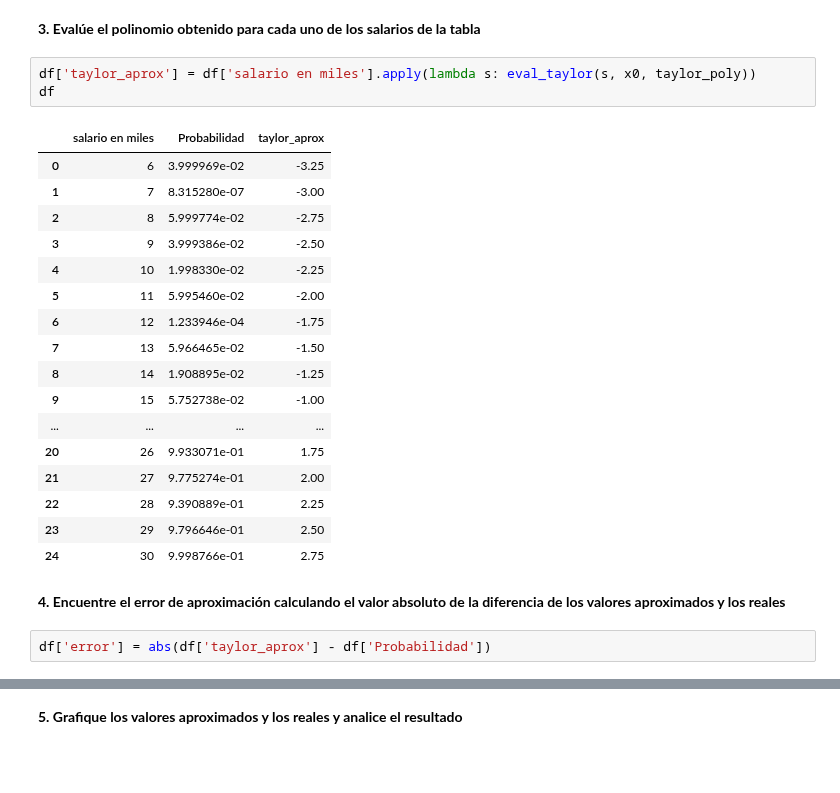
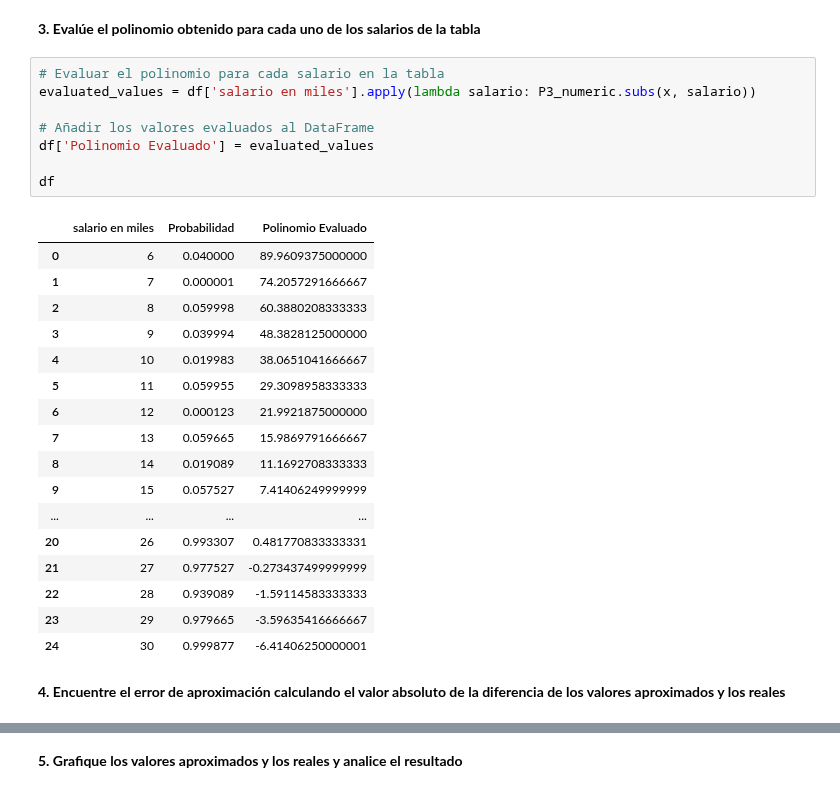
Before and after one commit to AminadabC/MIAAD, a Jupyter notebook: Matematicas/Actividad_Taylor.ipynb, the cells around one changed output, grey strips where cells are left out. Cells and saved outputs as stored; diff of their text form; blank space fills up the shorter version.

```diff
--- a/Matematicas/Actividad_Taylor.ipynb
+++ b/Matematicas/Actividad_Taylor.ipynb
@@ -142,27 +153,30 @@ def eval_taylor(x_val, x0, taylor_expr):
 # %% [markdown]
 **3. Evalúe el polinomio obtenido para cada uno de los salarios de la tabla**
-# %%
-df['taylor_aprox'] = df['salario en miles'].apply(lambda s: eval_taylor(s, x0, taylor_poly))
-df
-# %% [output]
-|  | salario en miles | Probabilidad | taylor_aprox |
-| 0 | 6 | 3.999969e-02 | -3.25 |
-| 1 | 7 | 8.315280e-07 | -3.00 |
-| 2 | 8 | 5.999774e-02 | -2.75 |
-| 3 | 9 | 3.999386e-02 | -2.50 |
-| 4 | 10 | 1.998330e-02 | -2.25 |
-| 5 | 11 | 5.995460e-02 | -2.00 |
-| 6 | 12 | 1.233946e-04 | -1.75 |
-| 7 | 13 | 5.966465e-02 | -1.50 |
-| 8 | 14 | 1.908895e-02 | -1.25 |
-| 9 | 15 | 5.752738e-02 | -1.00 |
-| ... | ... | ... | ... |
-| 20 | 26 | 9.933071e-01 | 1.75 |
-| 21 | 27 | 9.775274e-01 | 2.00 |
-| 22 | 28 | 9.390889e-01 | 2.25 |
-| 23 | 29 | 9.796646e-01 | 2.50 |
-| 24 | 30 | 9.998766e-01 | 2.75 |
+# %%
+# Evaluar el polinomio para cada salario en la tabla
+evaluated_values = df['salario en miles'].apply(lambda salario: P3_numeric.subs(x, salario))
+
+# Añadir los valores evaluados al DataFrame
+df['Polinomio Evaluado'] = evaluated_values
+
+df
+# %% [output]
+|  | salario en miles | Probabilidad | Polinomio Evaluado |
+| 0 | 6 | 0.040000 | 89.9609375000000 |
+| 1 | 7 | 0.000001 | 74.2057291666667 |
+| 2 | 8 | 0.059998 | 60.3880208333333 |
+| 3 | 9 | 0.039994 | 48.3828125000000 |
+| 4 | 10 | 0.019983 | 38.0651041666667 |
+| 5 | 11 | 0.059955 | 29.3098958333333 |
+| 6 | 12 | 0.000123 | 21.9921875000000 |
+| 7 | 13 | 0.059665 | 15.9869791666667 |
+| 8 | 14 | 0.019089 | 11.1692708333333 |
+| 9 | 15 | 0.057527 | 7.41406249999999 |
+| ... | ... | ... | ... |
+| 20 | 26 | 0.993307 | 0.481770833333331 |
+| 21 | 27 | 0.977527 | -0.273437499999999 |
+| 22 | 28 | 0.939089 | -1.59114583333333 |
+| 23 | 29 | 0.979665 | -3.59635416666667 |
+| 24 | 30 | 0.999877 | -6.41406250000001 |
 # %% [markdown]
 **4. Encuentre el error de aproximación calculando el valor absoluto de la diferencia de los valores aproximados y los reales**
-# %%
-df['error'] = abs(df['taylor_aprox'] - df['Probabilidad'])
```
Also changed, not shown: parts of 7 cells of this notebook.
